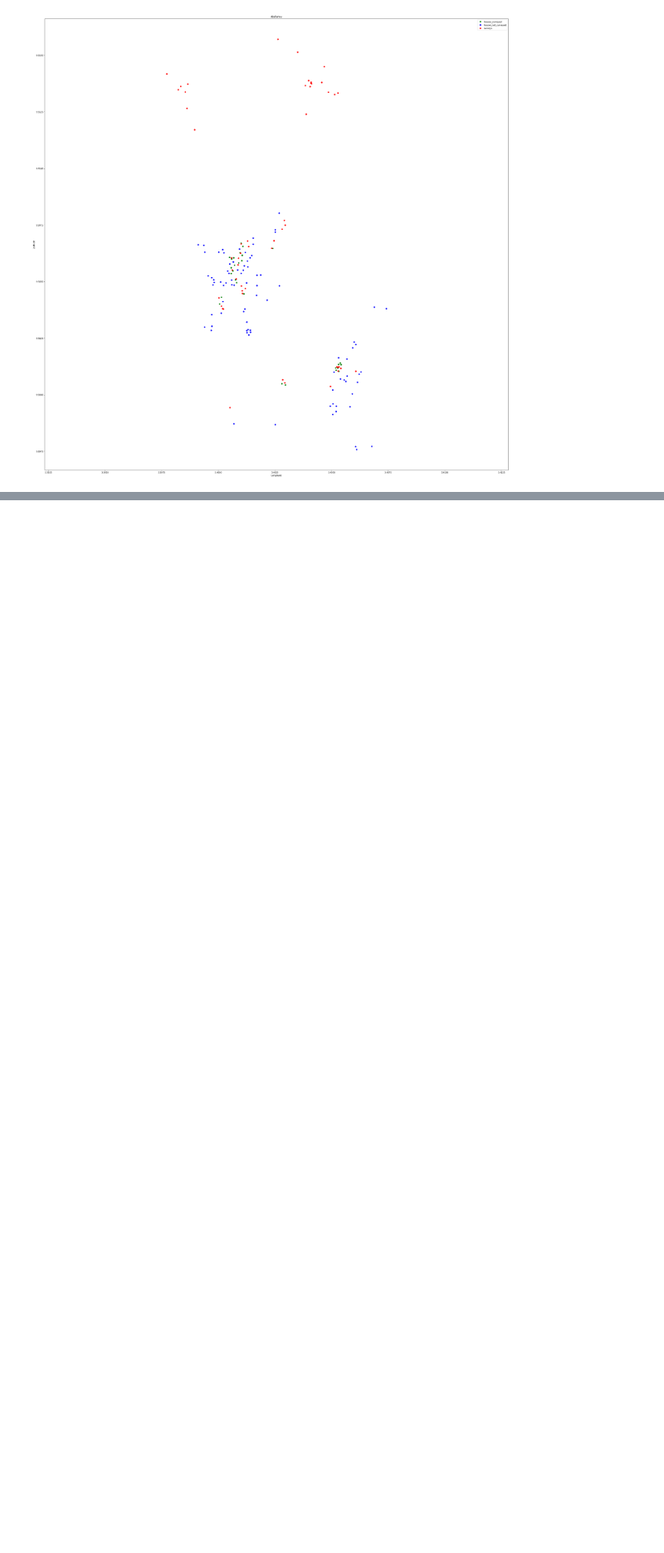
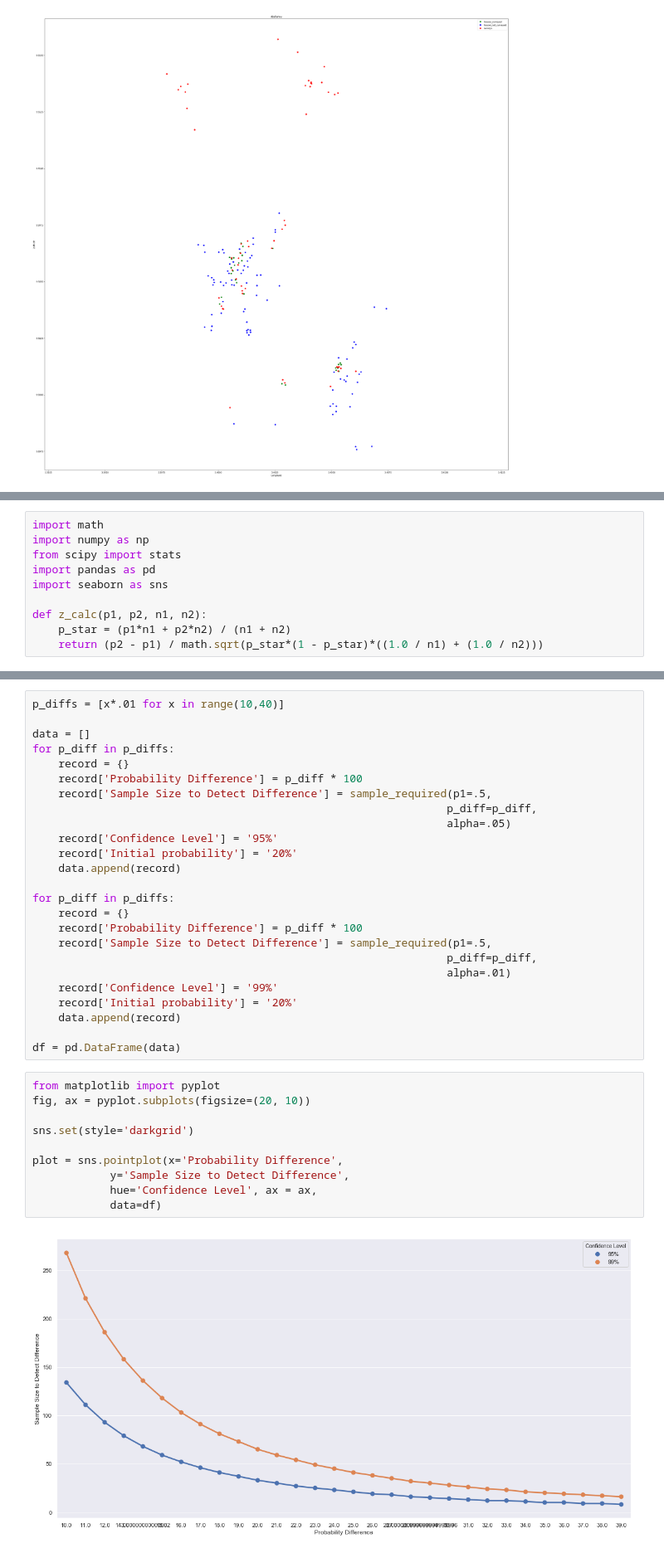
Before and after one commit to OANInternational/aguapp-ds, a Jupyter notebook: sistema_priorizacion.ipynb, the cells around one changed output, grey strips where cells are left out. Shown at 83% size. Cells and saved outputs as stored; diff of their text form; blank space fills up the shorter version.

Commit message:
@Daniel: estimate population and sample size

```diff
--- a/sistema_priorizacion.ipynb
+++ b/sistema_priorizacion.ipynb
@@ -1502,0 +383,10 @@ df_pumps_f_fire.to_csv('pumps_in_firebase.csv')
+# %%
+import math
+import numpy as np
+from scipy import stats
+import pandas as pd
+import seaborn as sns
+
+def z_calc(p1, p2, n1, n2):
+    p_star = (p1*n1 + p2*n2) / (n1 + n2)
+    return (p2 - p1) / math.sqrt(p_star*(1 - p_star)*((1.0 / n1) + (1.0 / n2)))
@@ -1502,0 +405,37 @@ df_pumps_f_fire.to_csv('pumps_in_firebase.csv')
+# %%
+p_diffs = [x*.01 for x in range(10,40)]
+
+data = []
+for p_diff in p_diffs:
+    record = {}
+    record['Probability Difference'] = p_diff * 100
+    record['Sample Size to Detect Difference'] = sample_required(p1=.5,
+                                                                p_diff=p_diff,
+                                                                alpha=.05)
+    record['Confidence Level'] = '95%'
+    record['Initial probability'] = '20%'
+    data.append(record)
+
+for p_diff in p_diffs:
+    record = {}
+    record['Probability Difference'] = p_diff * 100
+    record['Sample Size to Detect Difference'] = sample_required(p1=.5,
+                                                                p_diff=p_diff,
+                                                                alpha=.01)
+    record['Confidence Level'] = '99%'
+    record['Initial probability'] = '20%'
+    data.append(record)
+
+df = pd.DataFrame(data)
+# %%
+from matplotlib import pyplot
+fig, ax = pyplot.subplots(figsize=(20, 10))
+
+sns.set(style='darkgrid')
+
+plot = sns.pointplot(x='Probability Difference',
+            y='Sample Size to Detect Difference',
+            hue='Confidence Level', ax = ax,
+            data=df)
+# %% [output]
+[figure, added]
```
Also changed, not shown: parts of 216 cells of this notebook.
